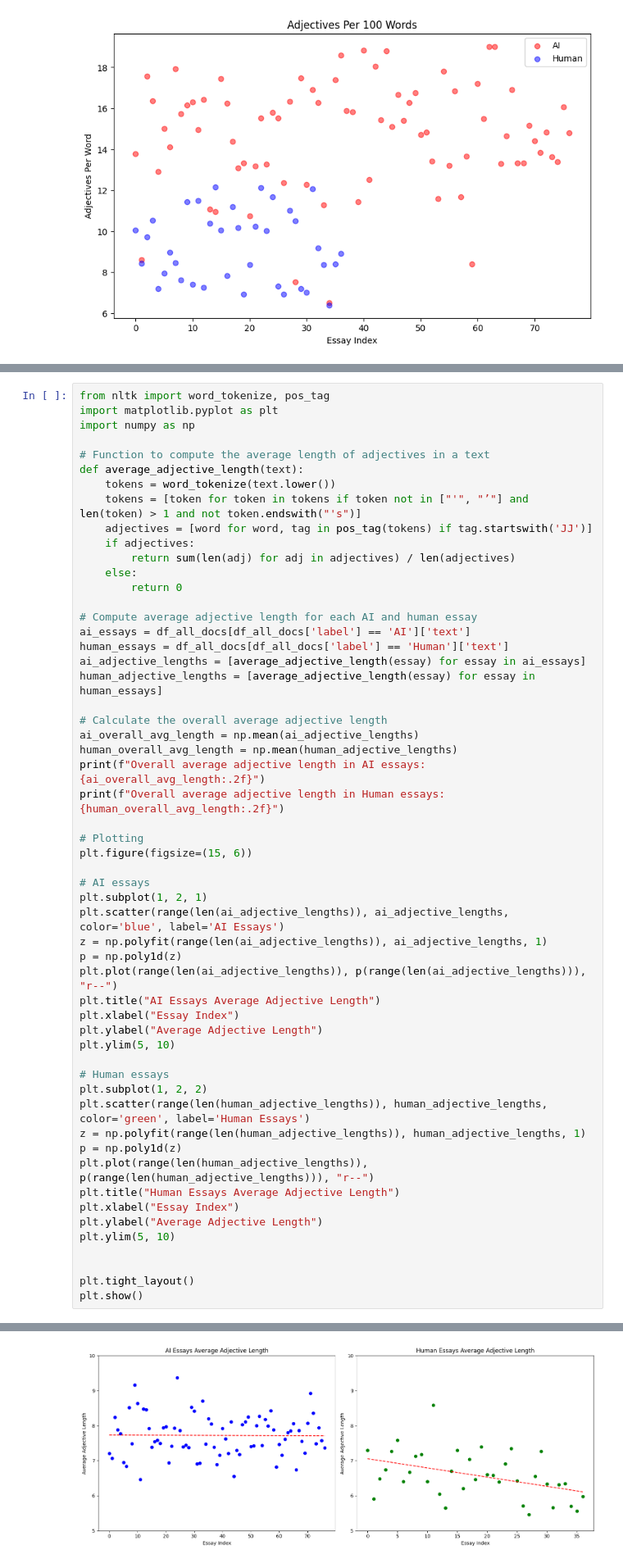
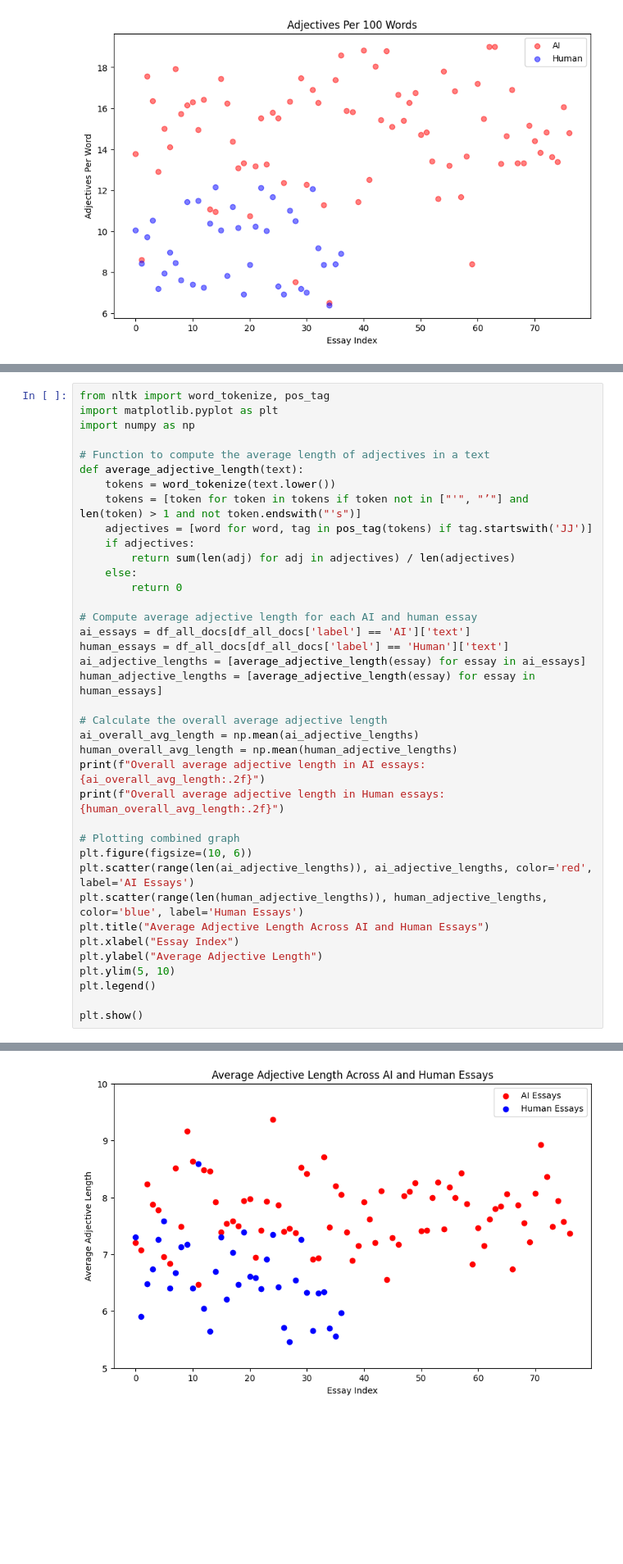
Before and after one commit to BroganDev21/Senior-Project, a Jupyter notebook: SeniorProject.ipynb, the cells around one changed output, grey strips where cells are left out. Shown at 82% size. Cells and saved outputs as stored; diff of their text form; blank space fills up the shorter version.

```diff
--- a/SeniorProject.ipynb
+++ b/SeniorProject.ipynb
@@ -1439,54 +1411,37 @@ import numpy as np
 # Function to compute the average length of adjectives in a text
 def average_adjective_length(text):
     tokens = word_tokenize(text.lower())
     tokens = [token for token in tokens if token not in ["'", "’"] and len(token) > 1 and not token.endswith("'s")]
     adjectives = [word for word, tag in pos_tag(tokens) if tag.startswith('JJ')]
     if adjectives:
         return sum(len(adj) for adj in adjectives) / len(adjectives)
     else:
         return 0
 
 # Compute average adjective length for each AI and human essay
 ai_essays = df_all_docs[df_all_docs['label'] == 'AI']['text']
 human_essays = df_all_docs[df_all_docs['label'] == 'Human']['text']
 ai_adjective_lengths = [average_adjective_length(essay) for essay in ai_essays]
 human_adjective_lengths = [average_adjective_length(essay) for essay in human_essays]
 
 # Calculate the overall average adjective length
 ai_overall_avg_length = np.mean(ai_adjective_lengths)
 human_overall_avg_length = np.mean(human_adjective_lengths)
 print(f"Overall average adjective length in AI essays: {ai_overall_avg_length:.2f}")
 print(f"Overall average adjective length in Human essays: {human_overall_avg_length:.2f}")
 
-# Plotting
-plt.figure(figsize=(15, 6))
-
-# AI essays
-plt.subplot(1, 2, 1)
-plt.scatter(range(len(ai_adjective_lengths)), ai_adjective_lengths, color='blue', label='AI Essays')
-z = np.polyfit(range(len(ai_adjective_lengths)), ai_adjective_lengths, 1)
-p = np.poly1d(z)
-plt.plot(range(len(ai_adjective_lengths)), p(range(len(ai_adjective_lengths))), "r--")
-plt.title("AI Essays Average Adjective Length")
+# Plotting combined graph
+plt.figure(figsize=(10, 6))
+plt.scatter(range(len(ai_adjective_lengths)), ai_adjective_lengths, color='red', label='AI Essays')
+plt.scatter(range(len(human_adjective_lengths)), human_adjective_lengths, color='blue', label='Human Essays')
+plt.title("Average Adjective Length Across AI and Human Essays")
 plt.xlabel("Essay Index")
 plt.ylabel("Average Adjective Length")
 plt.ylim(5, 10)
+plt.legend()
 
-# Human essays
-plt.subplot(1, 2, 2)
-plt.scatter(range(len(human_adjective_lengths)), human_adjective_lengths, color='green', label='Human Essays')
-z = np.polyfit(range(len(human_adjective_lengths)), human_adjective_lengths, 1)
-p = np.poly1d(z)
-plt.plot(range(len(human_adjective_lengths)), p(range(len(human_adjective_lengths))), "r--")
-plt.title("Human Essays Average Adjective Length")
-plt.xlabel("Essay Index")
-plt.ylabel("Average Adjective Length")
-plt.ylim(5, 10)
-
-
-plt.tight_layout()
 plt.show()
 # %% [output]
 Overall average adjective length in AI essays: 7.72
 Overall average adjective length in Human essays: 6.58
-[figure, old version]
+[figure, new version]
```
Also changed, not shown: parts of 20 cells of this notebook, 4 other files.
